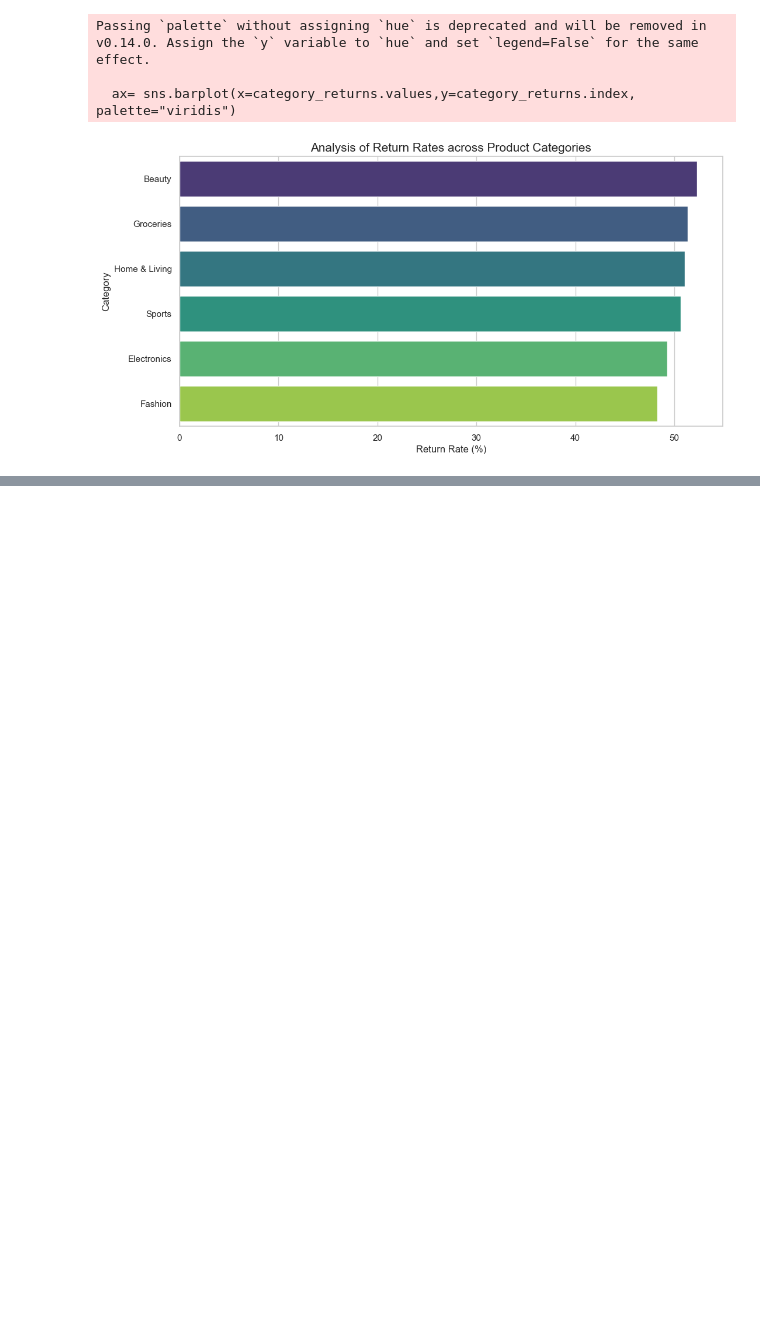
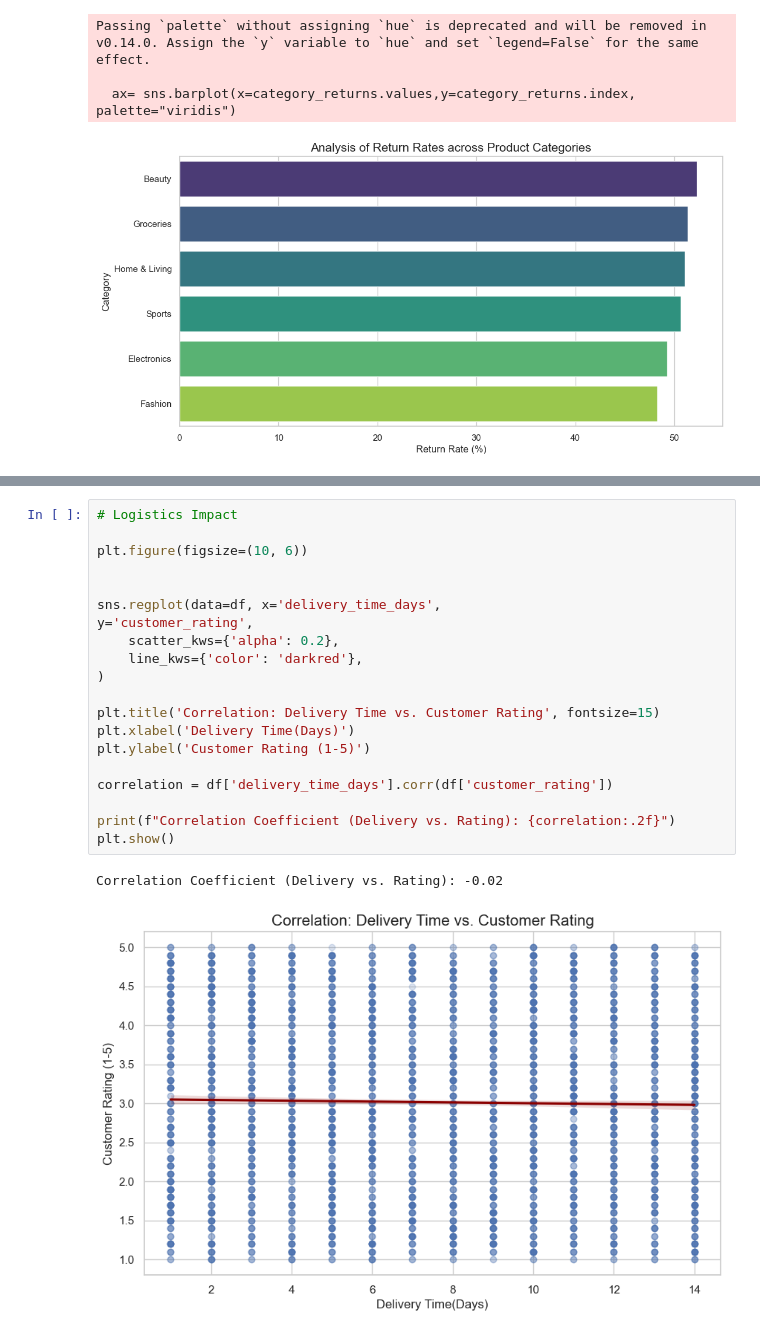
Before and after one commit to hazellin00/E-commerce_return_Optimization_Analysis, a Jupyter notebook: 02_Operations_and_Financial_Impact.ipynb, the cells around one changed output, grey strips where cells are left out. Drawn from its saved outputs; the diff is of its cells as text; blank space fills up the shorter version.

```diff
--- a/02_Operations_and_Financial_Impact.ipynb
+++ b/02_Operations_and_Financial_Impact.ipynb
@@ -75,0 +110,23 @@ Passing `palette` without assigning `hue` is deprecated and will be removed in v
+# %%
+# Logistics Impact
+
+plt.figure(figsize=(10, 6))
+
+
+sns.regplot(data=df, x='delivery_time_days',
+y='customer_rating',
+    scatter_kws={'alpha': 0.2},
+    line_kws={'color': 'darkred'},
+)
+
+plt.title('Correlation: Delivery Time vs. Customer Rating', fontsize=15)
+plt.xlabel('Delivery Time(Days)')
+plt.ylabel('Customer Rating (1-5)')
+
+correlation = df['delivery_time_days'].corr(df['customer_rating'])
+
+print(f"Correlation Coefficient (Delivery vs. Rating): {correlation:.2f}")
+plt.show()
+# %% [output]
+Correlation Coefficient (Delivery vs. Rating): -0.02
+[figure, added]
```
Also changed, not shown: parts of 2 cells of this notebook.
